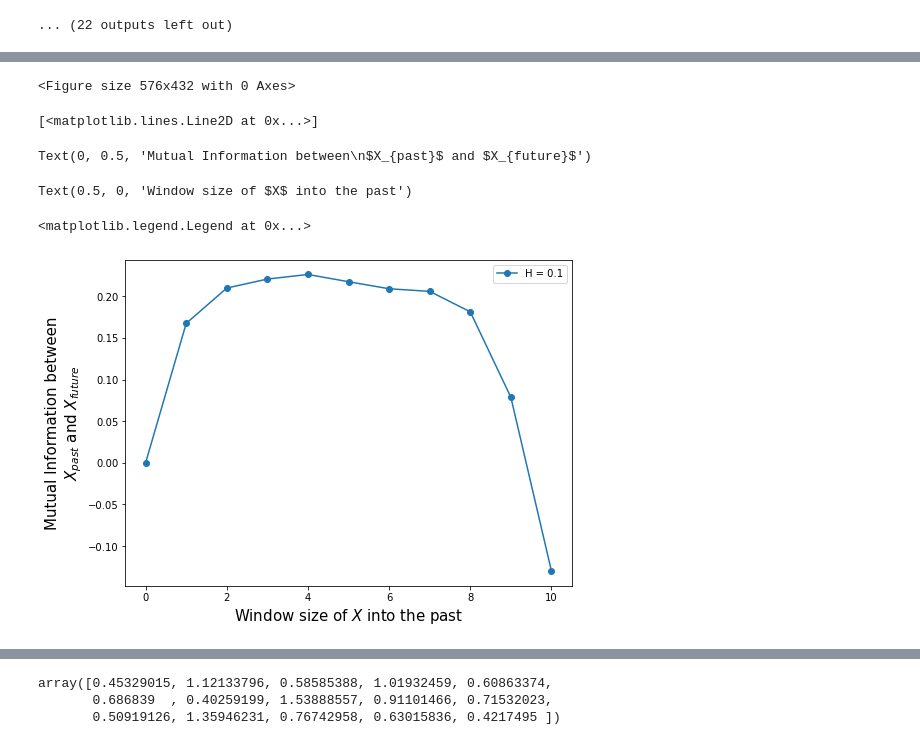
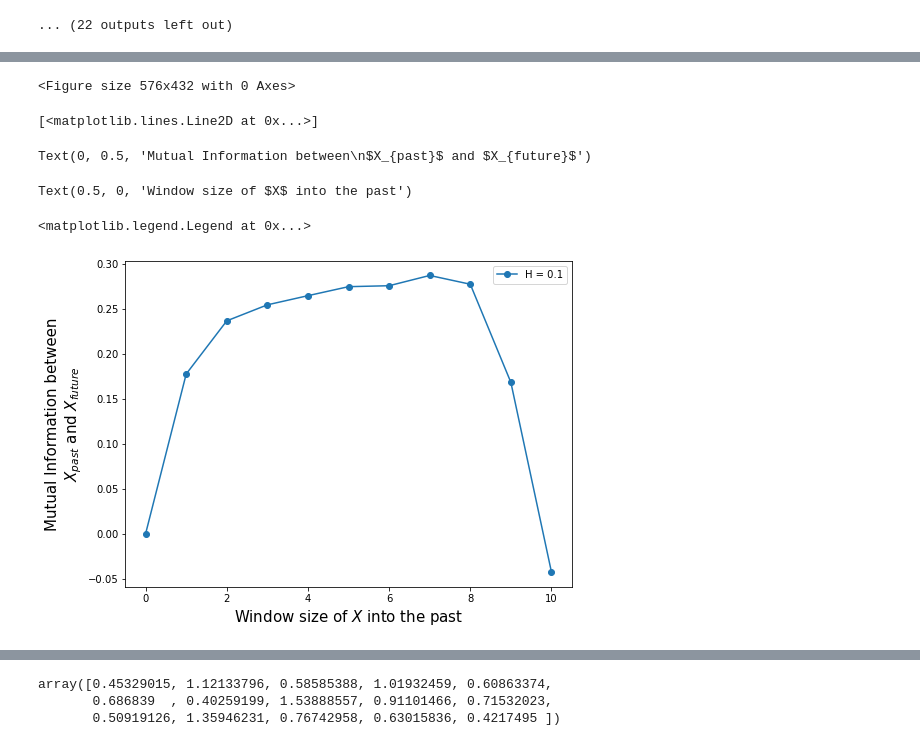
Before and after one commit to vickiew/InformationBottleneckConfidence, a Jupyter notebook: Urn-Confidence/Pilot/Pilot.ipynb, the cells around one changed output, grey strips where cells are left out. Drawn from its saved outputs; the diff is of its cells as text; code cells hidden in the pictures.

```diff
--- a/Urn-Confidence/Pilot/Pilot.ipynb
+++ b/Urn-Confidence/Pilot/Pilot.ipynb
@@ -15,8 +15,8 @@ cmap = plt.get_cmap("tab10")
 from IPython.core.interactiveshell import InteractiveShell
 InteractiveShell.ast_node_interactivity = "all"
 # %%
-data_location = "./PilotData4/"
-stimuli_location = "./Stimuli4/"
+data_location = "./PilotData3/"
+stimuli_location = "./Stimuli3/"
 
 file = os.listdir(data_location)[0]
 print(file)
@@ -101,17 +99,19 @@ def find_between(s, first, last):
 # %%
 def preprocess_sub_data(data_location, stimuli_location, training_length = 10):
     full_data = pd.DataFrame()
+    meta_data = pd.DataFrame()
     subject_list = []
     for file in os.listdir(data_location):
         if file[0] == ".": continue
         df = pd.read_csv(data_location + file)
         if df.shape != (3064, 18): continue
-        sub_data = preprocess_sub_data_helper(data_location + file, stimuli_location, training_length)
+        sub_data, meta = preprocess_sub_data_helper(data_location + file, stimuli_location, training_length)
         if sub_data['Subject'][0] not in subject_list:
             subject_list.append(sub_data['Subject'][0])
             full_data = full_data.append(sub_data[10:],ignore_index=True)
+            meta_data = meta_data.append(meta,ignore_index=True)
         #print(subject_list)
-    return full_data
+    return full_data, meta_data
 
 def preprocess_sub_data_helper(file_location, stimuli_location, training_length = 10, trial_length = 500, numprevious = 10):
     ## Read in subject data
@@ -168,7 +168,16 @@ def preprocess_sub_data_helper(file_location, stimuli_location, training_length
 
     if check1 | check2:
         print("PROBLEM")
-    return D
+
+    M = pd.DataFrame({
+    'Subject': [sub[:4]],
+    'FullSubject': sub,
+    'Gender': find_between(df['responses'][3],":\"","\","),
+    'Age': find_between(df['responses'][4],":\"","\"}"),
+    'Ethnicity': find_between(df['responses'][3],"1\":\"","\"}")
+    })
+    M
+    return D, M
 # %%
 def gen_sim_pred(sname,beads,jars,trials, p = 0.8,h = 0.01):
     '''
@@ -230,5 +239,5 @@ def gen_sim_pred(sname,beads,jars,trials, p = 0.8,h = 0.01):
     })
     return(df)
 # %%
-D1 = preprocess_sub_data(data_location, stimuli_location)
+D1, metaD = preprocess_sub_data(data_location, stimuli_location)
 # %% [output]
@@ -547,35 +585,35 @@ def get_windowed_mi(x_array,z,nw,confid = 0):
     for w in np.arange(1,nw+1):
         xw,zw = get_windowed_x_v(['0' + h[-w:] for h in x_array],z,w=w)         # use convenience function from utilities to window x
         mis[w] = ut.mutual_inf_nsb(xw,zw,[2**w,2+confid*2]) # use convenience function from utilities to compute NSB mutual info
     return(mis)
 
 # Get all trials in all three sessions that match low and high hazard rates
 nw = numprevious #number of windows into the past we want to compute
 
 #Since everyone saw the same sequence, we can speed this up by subselecting one example of all the trials the first subject saw
-adat_trials = D[D['Subject'] == D['Subject'].unique()[0]].copy()
+adat_trials = D[D['Subject'] == D['Subject'].unique()[3]].copy()
 adat_trials['History'] = get_previous_n_beads(nw, adat_trials['Bead'])
 
 # Computed windowed predictive information in the low hazard rate
 adat_mis_h1 = get_windowed_mi(adat_trials['History'],
                               adat_trials['Jar'],nw)
 
 # Plot predictive information as a function of window size
 plt.figure(1,(8,6))
 plt.plot(np.arange(nw+1),adat_mis_h1,'-o',label='H = 0.1')
 #plt.plot(np.arange(nw+1),adat_mis_h9,'-o', label = "H = 0.99")
 plt.ylabel('Mutual Information between\n$X_{past}$ and $X_{future}$',size=15)
 plt.xlabel('Window size of $X$ into the past',size=15)
 plt.legend()
 
 #adat_trials.to_csv("adat_trials_test.csv")
 # %% [output]
 <Figure size 576x432 with 0 Axes>
 [<matplotlib.lines.Line2D at 0x...>]
 Text(0, 0.5, 'Mutual Information between\n$X_{past}$ and $X_{future}$')
 Text(0.5, 0, 'Window size of $X$ into the past')
 <matplotlib.legend.Legend at 0x...>
-[figure, old version]
+[figure, new version]
 # %%
 %%time
 def get_windowed_bound(x_array,z,w,mb=50,nb=2000,p=8):
```
Also changed, not shown: parts of 25 cells of this notebook, 10 other files.
